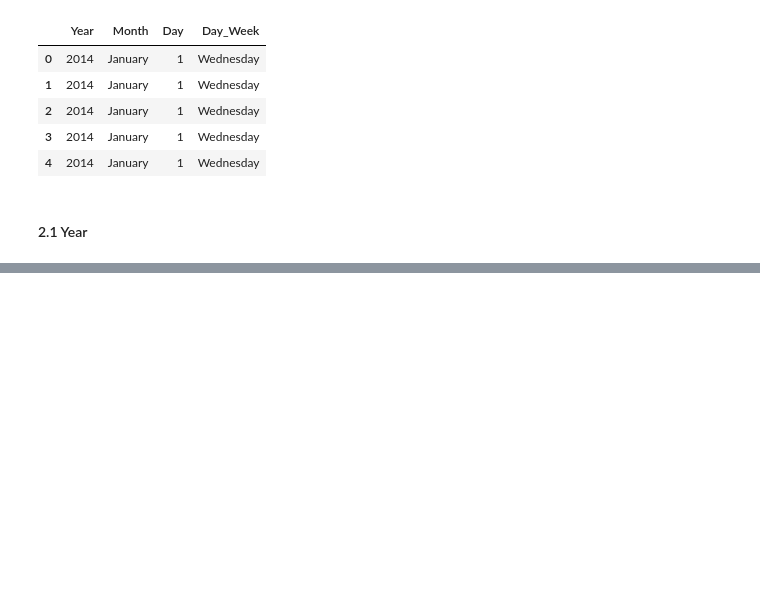
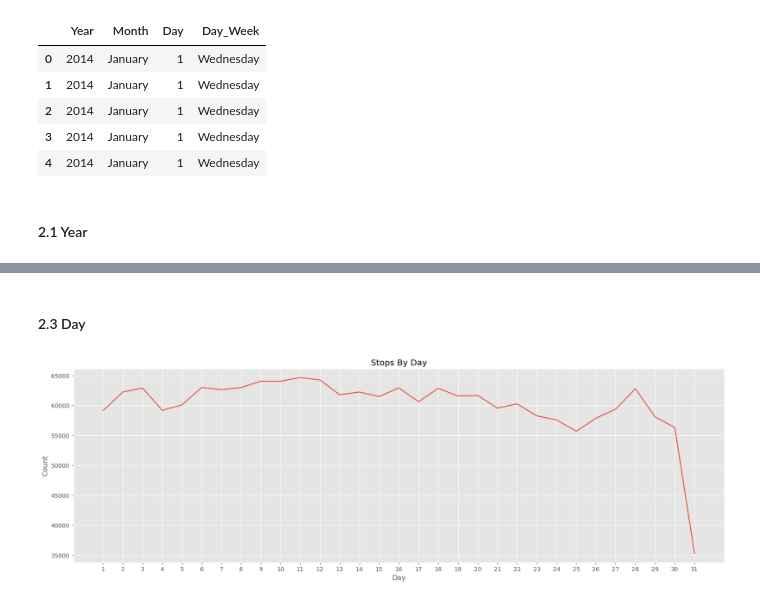
Before and after one commit to alejo1630/opp_EDA, a Jupyter notebook: philadelphia_EDA.ipynb, the cells around one changed output, grey strips where cells are left out. Saved outputs shown, nothing was run; the diff lists cells and outputs as text; code cells hidden in the pictures; blank space fills up the shorter version.

```diff
--- a/philadelphia_EDA.ipynb
+++ b/philadelphia_EDA.ipynb
@@ -229,0 +297,10 @@ plt.show()
+# %% [markdown]
+#### 2.3 Day
+# %%
+day_data = df.groupby("Day").size().reset_index(name = "Count")
+sns.lineplot(data = day_data, x = "Day", y = "Count")
+plt.xticks(day_data["Day"])
+plt.title("Stops By Day")
+plt.show()
+# %% [output]
+[figure, added]
```
Also changed, not shown: parts of 56 cells of this notebook, 3 other files.
